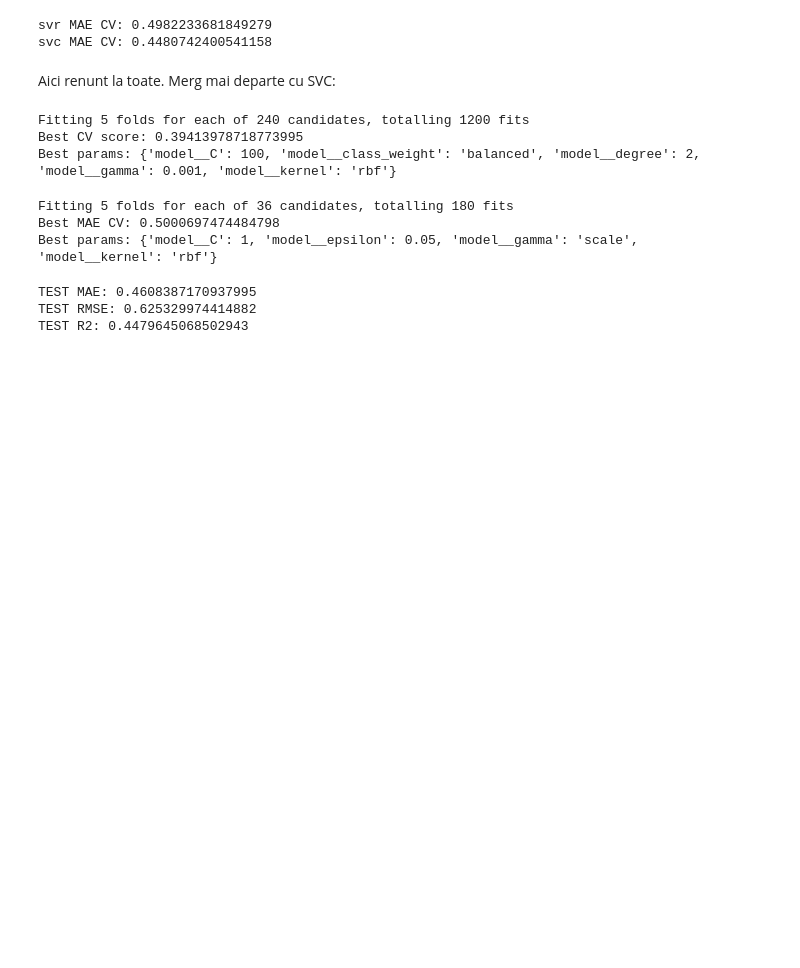
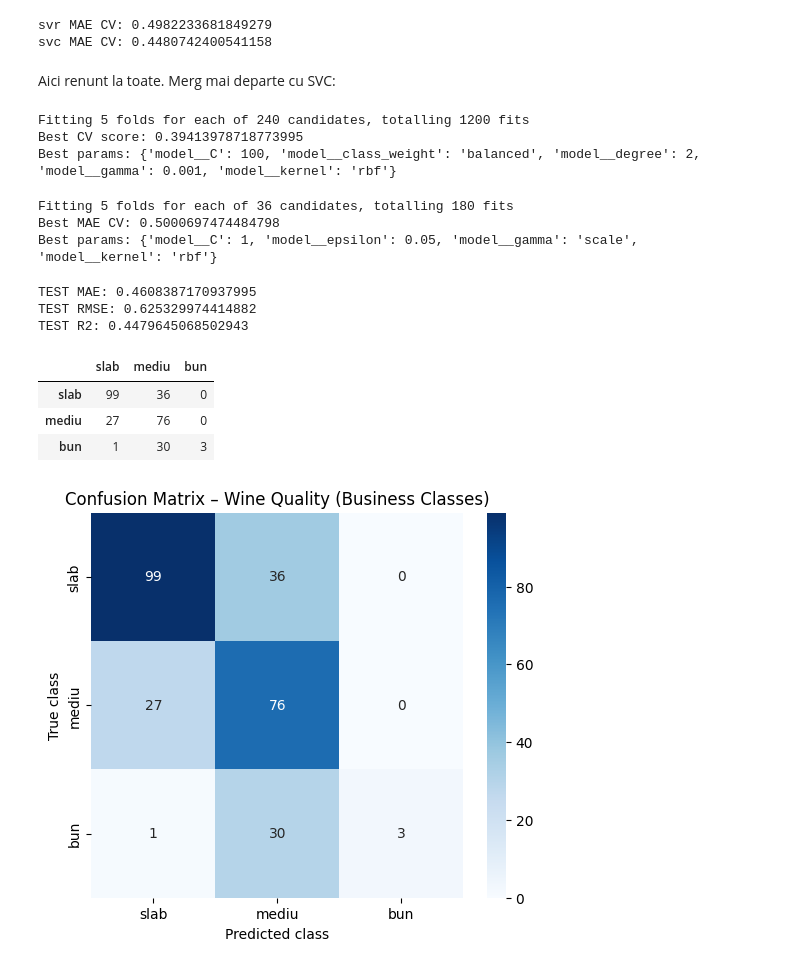
Before and after one commit to bratzaharia/wine-quality-scoring, a Jupyter notebook: Project2_Wine_Quality_Scoring.ipynb, the cells around one changed output. Cells and saved outputs as stored; diff of their text form; code cells hidden in the pictures; blank space fills up the shorter version.

```diff
--- a/Project2_Wine_Quality_Scoring.ipynb
+++ b/Project2_Wine_Quality_Scoring.ipynb
@@ -365,3 +365,54 @@ print("TEST R2:", r2)
 TEST MAE: 0.4608387170937995
 TEST RMSE: 0.625329974414882
 TEST R2: 0.4479645068502943
+# %%
+# confusion matrix
+def score_to_class(score):
+    if score < 5.5:
+        return "slab"
+    elif score < 7.0:
+        return "mediu"
+    else:
+        return "bun"
+
+# predicții numerice
+y_pred = best_model.predict(X_test)
+
+# clase reale și prezise
+y_true_class = pd.Series(y_test).apply(score_to_class)
+y_pred_class = pd.Series(y_pred).apply(score_to_class)
+# %%
+from sklearn.metrics import confusion_matrix
+
+labels = ["slab", "mediu", "bun"]
+
+cm = confusion_matrix(
+    y_true_class,
+    y_pred_class,
+    labels=labels
+)
+
+cm_df = pd.DataFrame(cm, index=labels, columns=labels)
+cm_df
+# %% [output]
+|  | slab | mediu | bun |
+| slab | 99 | 36 | 0 |
+| mediu | 27 | 76 | 0 |
+| bun | 1 | 30 | 3 |
+# %%
+import seaborn as sns
+import matplotlib.pyplot as plt
+
+plt.figure(figsize=(6,5))
+sns.heatmap(
+    cm_df,
+    annot=True,
+    fmt="d",
+    cmap="Blues"
+)
+plt.xlabel("Predicted class")
+plt.ylabel("True class")
+plt.title("Confusion Matrix – Wine Quality (Business Classes)")
+plt.show()
+# %% [output]
+[figure, added]
```
